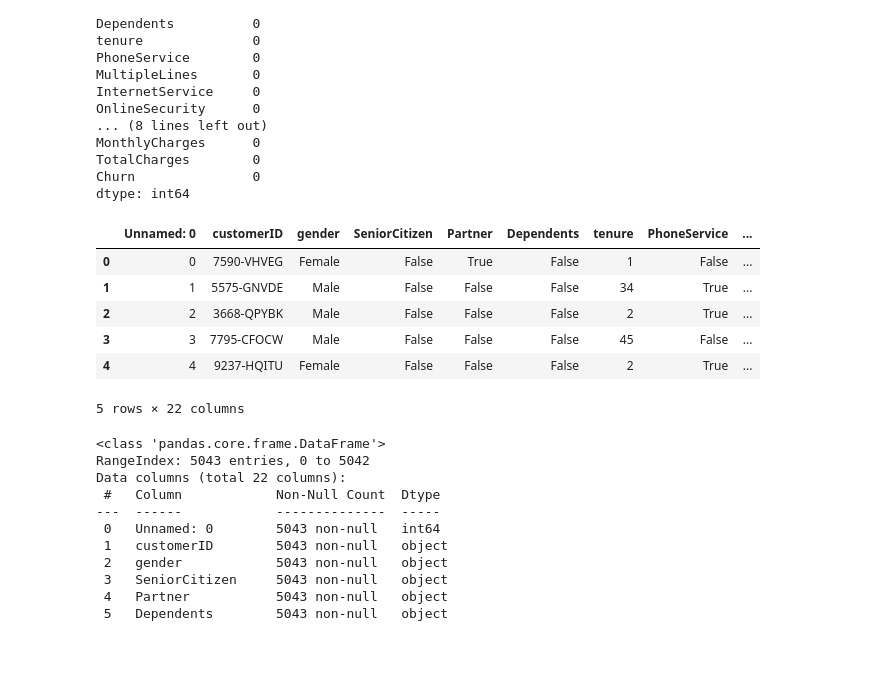
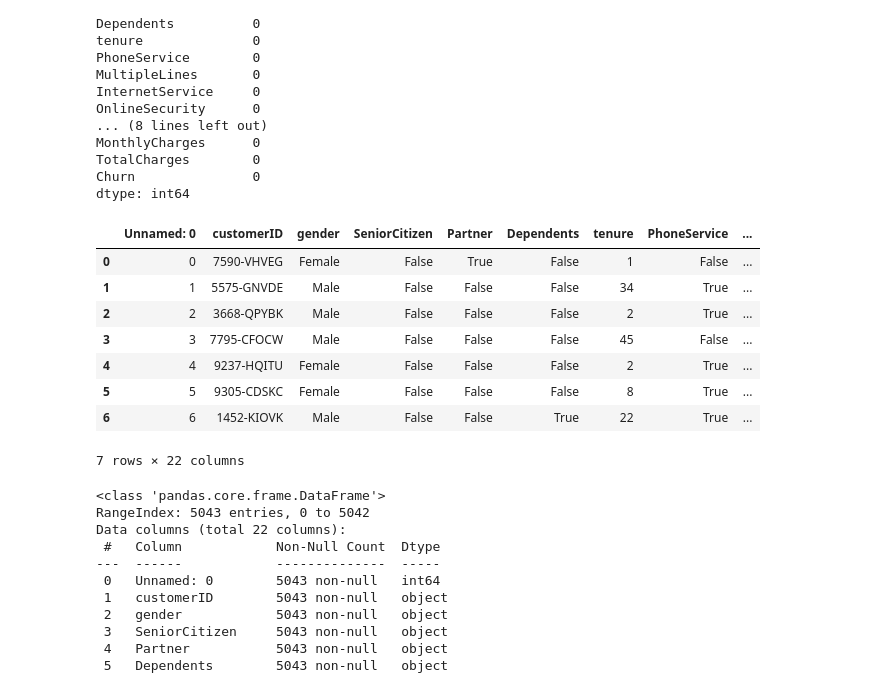
Before and after one commit to AayushmaShrestha56/BigData_Assignmnet2, a Jupyter notebook: Assignment 2.ipynb, the cells around one changed output. Saved outputs shown, nothing was run; the diff lists cells and outputs as text; code cells hidden in the pictures; blank space fills up the shorter version.

```diff
--- a/Assignment 2.ipynb
+++ b/Assignment 2.ipynb
@@ -131,15 +131,17 @@ TotalCharges        0
 Churn               0
 dtype: int64
 # %%
-df.head(5)
+df.head(7)
 # %% [output]
 |  | Unnamed: 0 | customerID | gender | SeniorCitizen | Partner | Dependents | tenure | PhoneService | ... |
 | 0 | 0 | 7590-VHVEG | Female | False | True | False | 1 | False | ... |
 | 1 | 1 | 5575-GNVDE | Male | False | False | False | 34 | True | ... |
 | 2 | 2 | 3668-QPYBK | Male | False | False | False | 2 | True | ... |
 | 3 | 3 | 7795-CFOCW | Male | False | False | False | 45 | False | ... |
 | 4 | 4 | 9237-HQITU | Female | False | False | False | 2 | True | ... |
+| 5 | 5 | 9305-CDSKC | Female | False | False | False | 8 | True | ... |
+| 6 | 6 | 1452-KIOVK | Male | False | False | True | 22 | True | ... |
-5 rows × 22 columns
+7 rows × 22 columns
 # %%
 df.info()
 # %% [output]
```
